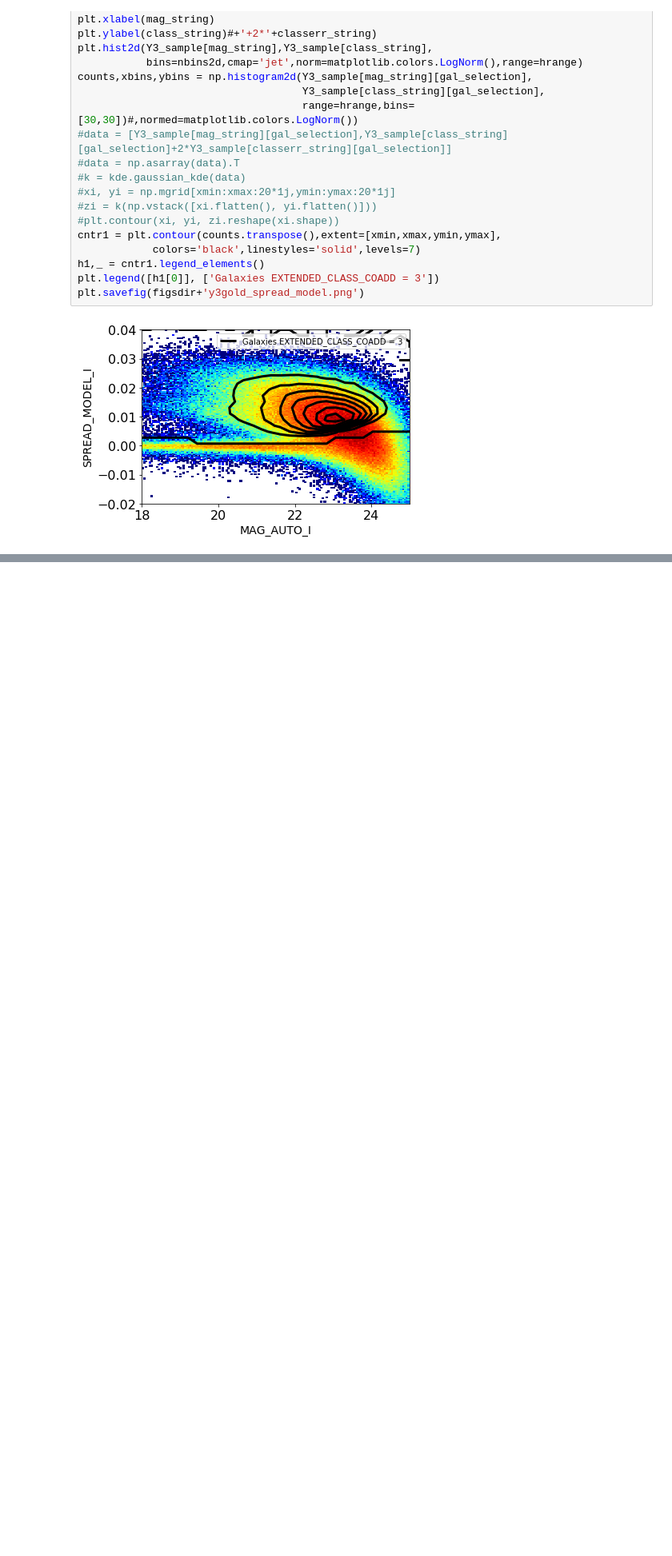
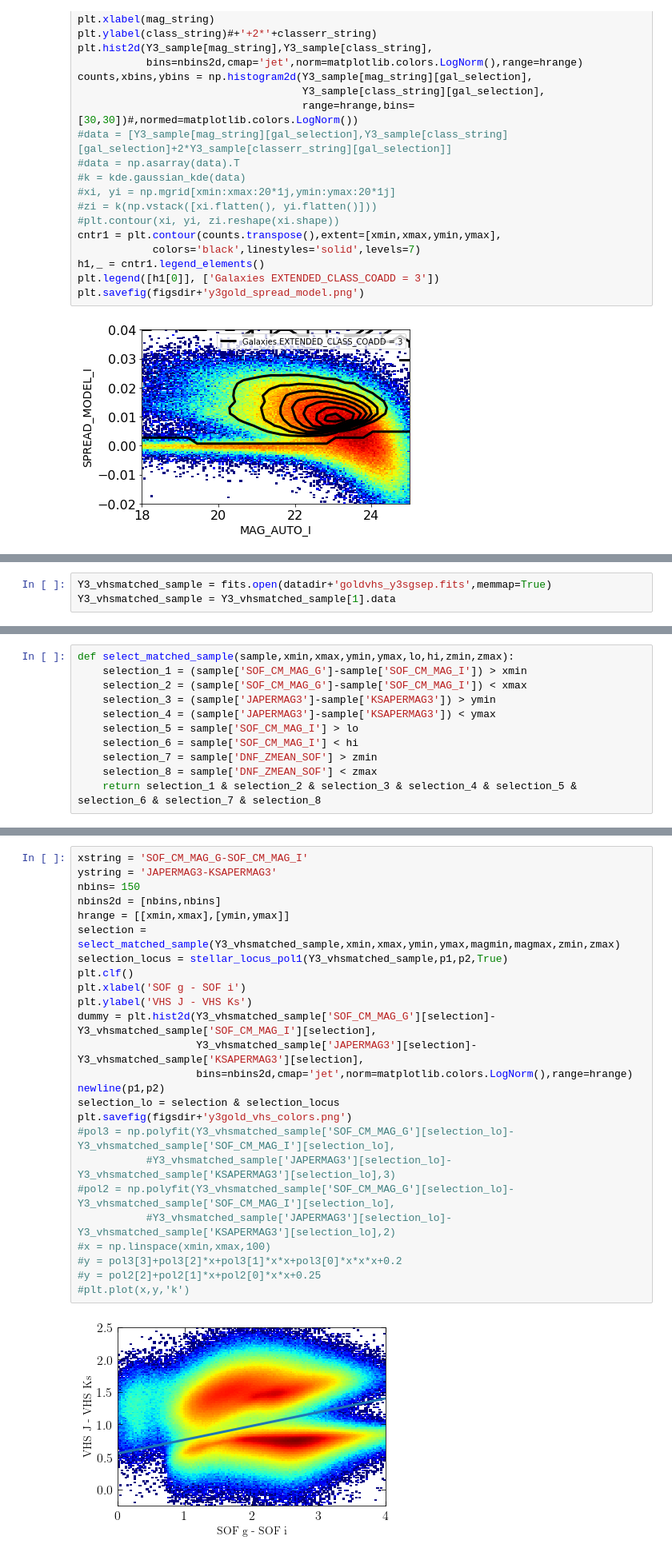
Before and after one commit to nsevilla/y3gold-paper, a Jupyter notebook: y3gold_classification.ipynb, the cells around one changed output, grey strips where cells are left out. Shown at 80% size. Drawn from its saved outputs; the diff is of its cells as text; blank space fills up the shorter version.

```diff
--- a/y3gold_classification.ipynb
+++ b/y3gold_classification.ipynb
@@ -135,0 +175,3 @@ plt.savefig(figsdir+'y3gold_spread_model.png')
+# %%
+Y3_vhsmatched_sample = fits.open(datadir+'goldvhs_y3sgsep.fits',memmap=True)
+Y3_vhsmatched_sample = Y3_vhsmatched_sample[1].data
@@ -135,0 +181,11 @@ plt.savefig(figsdir+'y3gold_spread_model.png')
+# %%
+def select_matched_sample(sample,xmin,xmax,ymin,ymax,lo,hi,zmin,zmax):
+    selection_1 = (sample['SOF_CM_MAG_G']-sample['SOF_CM_MAG_I']) > xmin
+    selection_2 = (sample['SOF_CM_MAG_G']-sample['SOF_CM_MAG_I']) < xmax
+    selection_3 = (sample['JAPERMAG3']-sample['KSAPERMAG3']) > ymin
+    selection_4 = (sample['JAPERMAG3']-sample['KSAPERMAG3']) < ymax
+    selection_5 = sample['SOF_CM_MAG_I'] > lo
+    selection_6 = sample['SOF_CM_MAG_I'] < hi
+    selection_7 = sample['DNF_ZMEAN_SOF'] > zmin
+    selection_8 = sample['DNF_ZMEAN_SOF'] < zmax
+    return selection_1 & selection_2 & selection_3 & selection_4 & selection_5 & selection_6 & selection_7 & selection_8
@@ -135,0 +294,27 @@ plt.savefig(figsdir+'y3gold_spread_model.png')
+# %%
+xstring = 'SOF_CM_MAG_G-SOF_CM_MAG_I'
+ystring = 'JAPERMAG3-KSAPERMAG3'
+nbins= 150
+nbins2d = [nbins,nbins]
+hrange = [[xmin,xmax],[ymin,ymax]]
+selection = select_matched_sample(Y3_vhsmatched_sample,xmin,xmax,ymin,ymax,magmin,magmax,zmin,zmax)
+selection_locus = stellar_locus_pol1(Y3_vhsmatched_sample,p1,p2,True)
+plt.clf()
+plt.xlabel('SOF g - SOF i')
+plt.ylabel('VHS J - VHS Ks')
+dummy = plt.hist2d(Y3_vhsmatched_sample['SOF_CM_MAG_G'][selection]-Y3_vhsmatched_sample['SOF_CM_MAG_I'][selection],
+                   Y3_vhsmatched_sample['JAPERMAG3'][selection]-Y3_vhsmatched_sample['KSAPERMAG3'][selection],
+                   bins=nbins2d,cmap='jet',norm=matplotlib.colors.LogNorm(),range=hrange)
+newline(p1,p2)
+selection_lo = selection & selection_locus
+plt.savefig(figsdir+'y3gold_vhs_colors.png')
+#pol3 = np.polyfit(Y3_vhsmatched_sample['SOF_CM_MAG_G'][selection_lo]-Y3_vhsmatched_sample['SOF_CM_MAG_I'][selection_lo],
+           #Y3_vhsmatched_sample['JAPERMAG3'][selection_lo]-Y3_vhsmatched_sample['KSAPERMAG3'][selection_lo],3)
+#pol2 = np.polyfit(Y3_vhsmatched_sample['SOF_CM_MAG_G'][selection_lo]-Y3_vhsmatched_sample['SOF_CM_MAG_I'][selection_lo],
+           #Y3_vhsmatched_sample['JAPERMAG3'][selection_lo]-Y3_vhsmatched_sample['KSAPERMAG3'][selection_lo],2)
+#x = np.linspace(xmin,xmax,100)
+#y = pol3[3]+pol3[2]*x+pol3[1]*x*x+pol3[0]*x*x*x+0.2
+#y = pol2[2]+pol2[1]*x+pol2[0]*x*x+0.25
+#plt.plot(x,y,'k')
+# %% [output]
+[figure, added]
```
Also changed, not shown: parts of 19 cells of this notebook, 2 other files.
